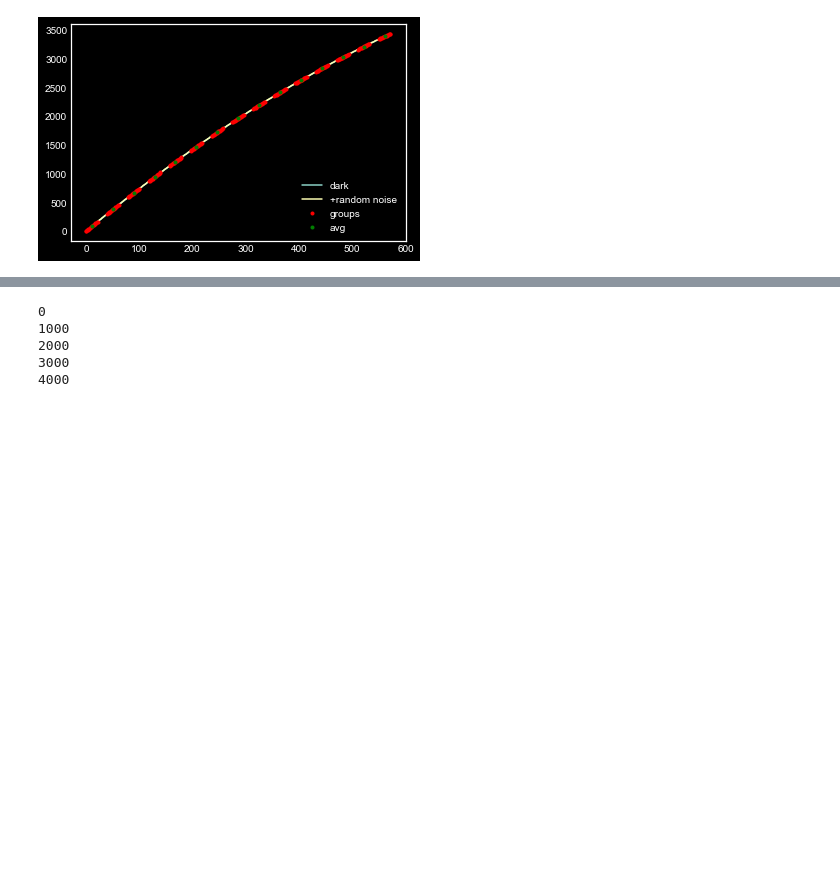
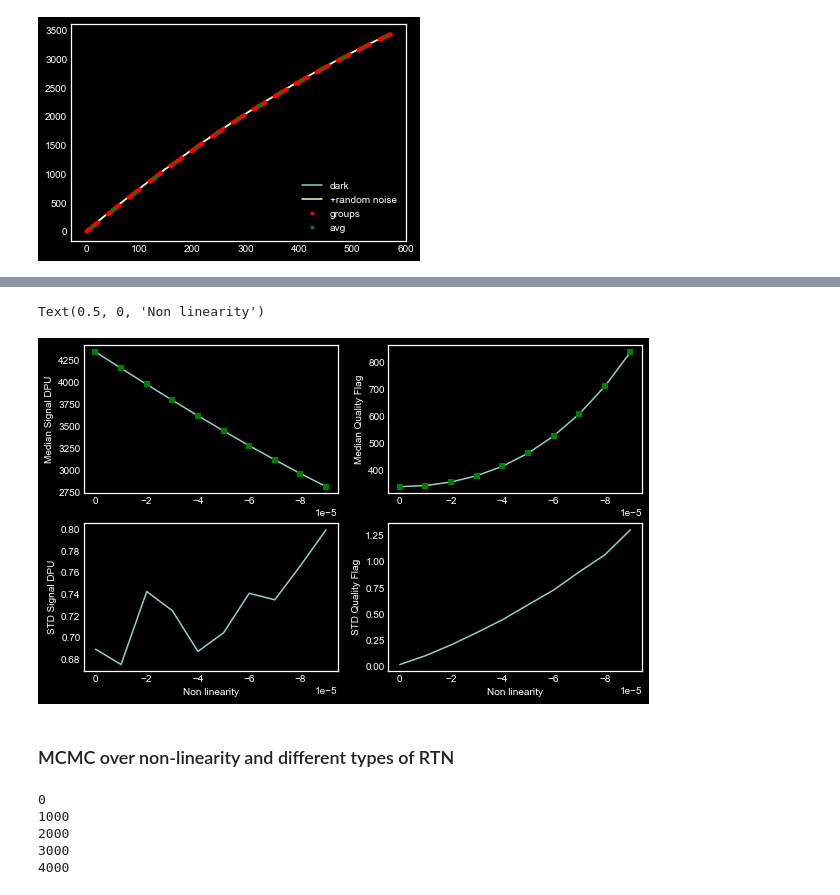
Before and after one commit to xoubish/nonlinearity_sim, a Jupyter notebook: nl_sim.ipynb, the cells around one changed output, grey strips where cells are left out. Drawn from its saved outputs; the diff is of its cells as text; code cells hidden in the pictures; blank space fills up the shorter version.

Commit message:
updated mcmc

```diff
--- a/nl_sim.ipynb
+++ b/nl_sim.ipynb
@@ -211,3 +224,35 @@ Text(0.5, 0, 'Quality Flag')
+# %%
+plt.figure(figsize=(10,6))
+plt.subplot(2,2,1)
+plt.errorbar(nl,med_signal,yerr=std_signal,marker='s', mfc='red',mec='green', ms=2, mew=4)
+plt.gca().invert_xaxis()
+plt.ticklabel_format(axis="x", style="sci", scilimits=(0,0))
+plt.ylabel('Median Signal DPU')
+
+plt.subplot(2,2,2)
+plt.errorbar(nl,med_quality,yerr=std_quality,marker='s', mfc='red',mec='green', ms=2, mew=4)
+plt.gca().invert_xaxis()
+plt.ticklabel_format(axis="x", style="sci", scilimits=(0,0))
+plt.ylabel('Median Quality Flag')
+
+plt.subplot(2,2,3)
+plt.plot(nl,std_signal)
+plt.gca().invert_xaxis()
+plt.ticklabel_format(axis="x", style="sci", scilimits=(0,0))
+plt.ylabel('STD Signal DPU')
+plt.xlabel('Non linearity')
+
+plt.subplot(2,2,4)
+plt.errorbar(nl,std_quality)
+plt.gca().invert_xaxis()
+plt.ticklabel_format(axis="x", style="sci", scilimits=(0,0))
+plt.ylabel('STD Quality Flag')
+plt.xlabel('Non linearity')
+# %% [output]
+Text(0.5, 0, 'Non linearity')
+[figure, added]
+# %% [markdown]
+### MCMC over non-linearity and different types of RTN
 # %%
 def mcmc_nonlinearity(steps=1500):
     '''MCMC over non_linearity and RTNs to see effect on QF'''
```
Also changed, not shown: parts of 11 cells of this notebook, 3 other files.
